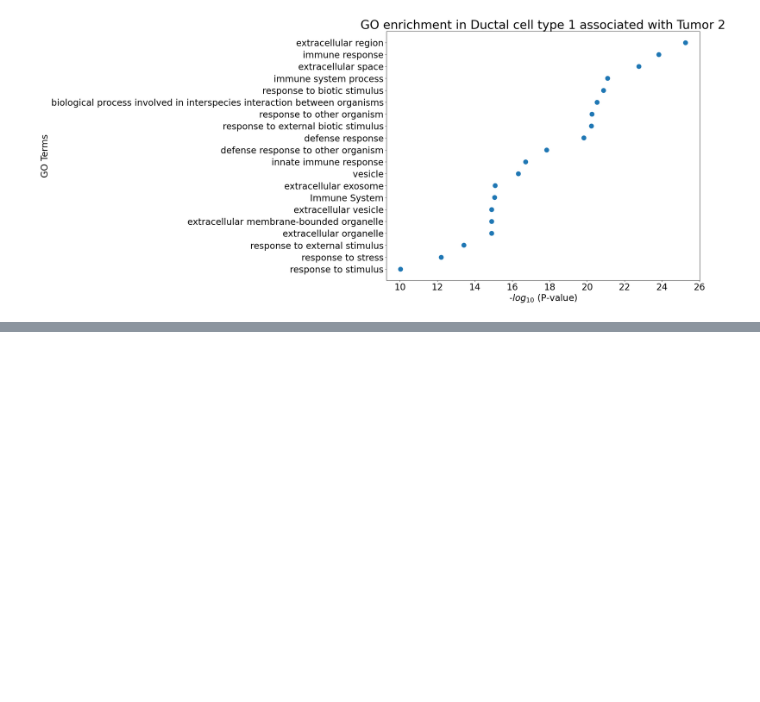
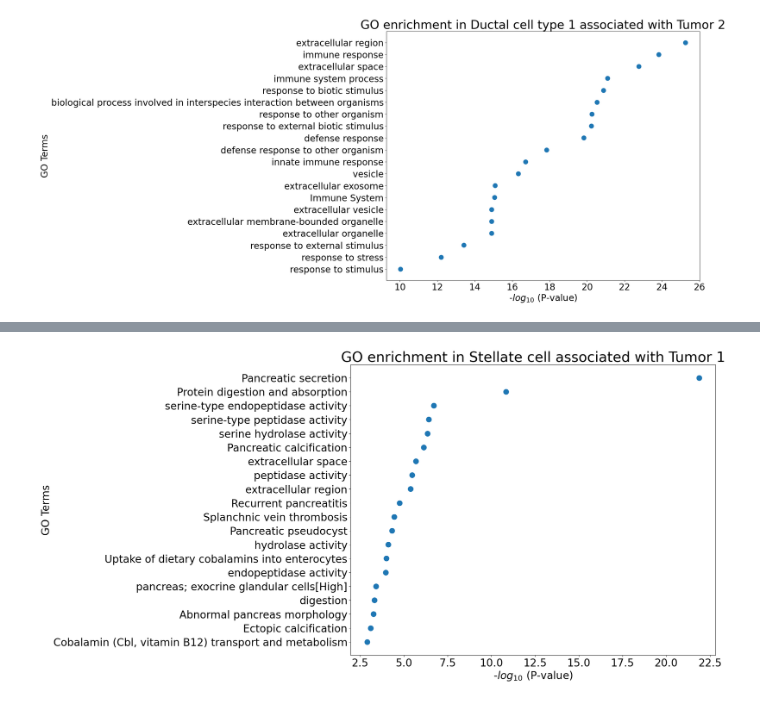
Before and after one commit to CostaLab/PILOT, a Jupyter notebook: Tutorial/Patients sub-group detection.ipynb, the cells around one changed output, grey strips where cells are left out. Drawn from its saved outputs; the diff is of its cells as text; code cells hidden in the pictures; blank space fills up the shorter version.

```diff
--- a/Tutorial/Patients sub-group detection.ipynb
+++ b/Tutorial/Patients sub-group detection.ipynb
@@ -165,0 +199,5 @@ gene_annotation_cell_type_subgroup(cell_type = cell_type, group = 'Tumor 2',
+# %%
+gene_annotation_cell_type_subgroup(cell_type = cell_type, group = 'Tumor 1',
+                                   path_to_results = path_to_results)
+# %% [output]
+[figure, added]
```
Also changed, not shown: parts of 14 cells of this notebook, 8 other files.
